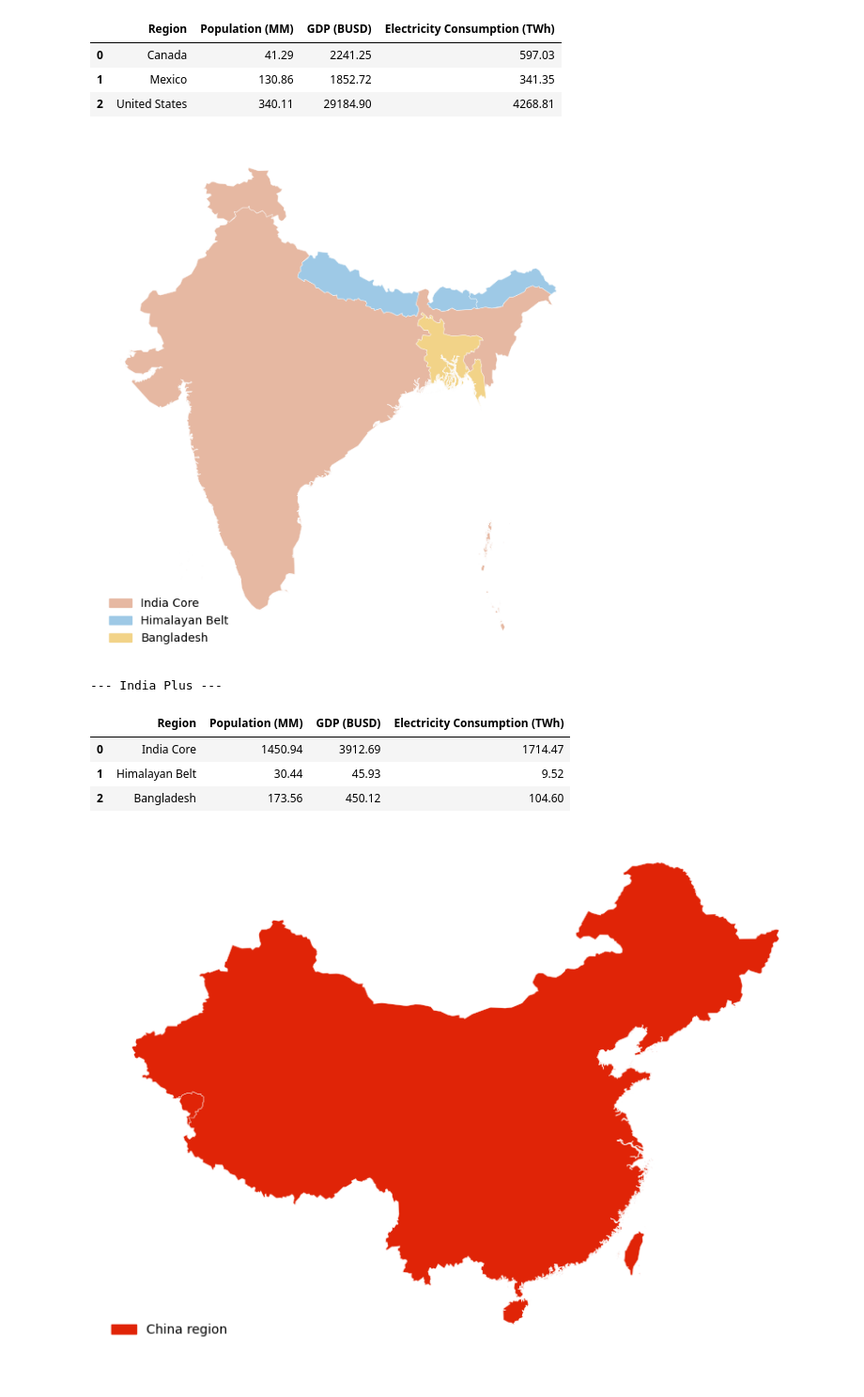
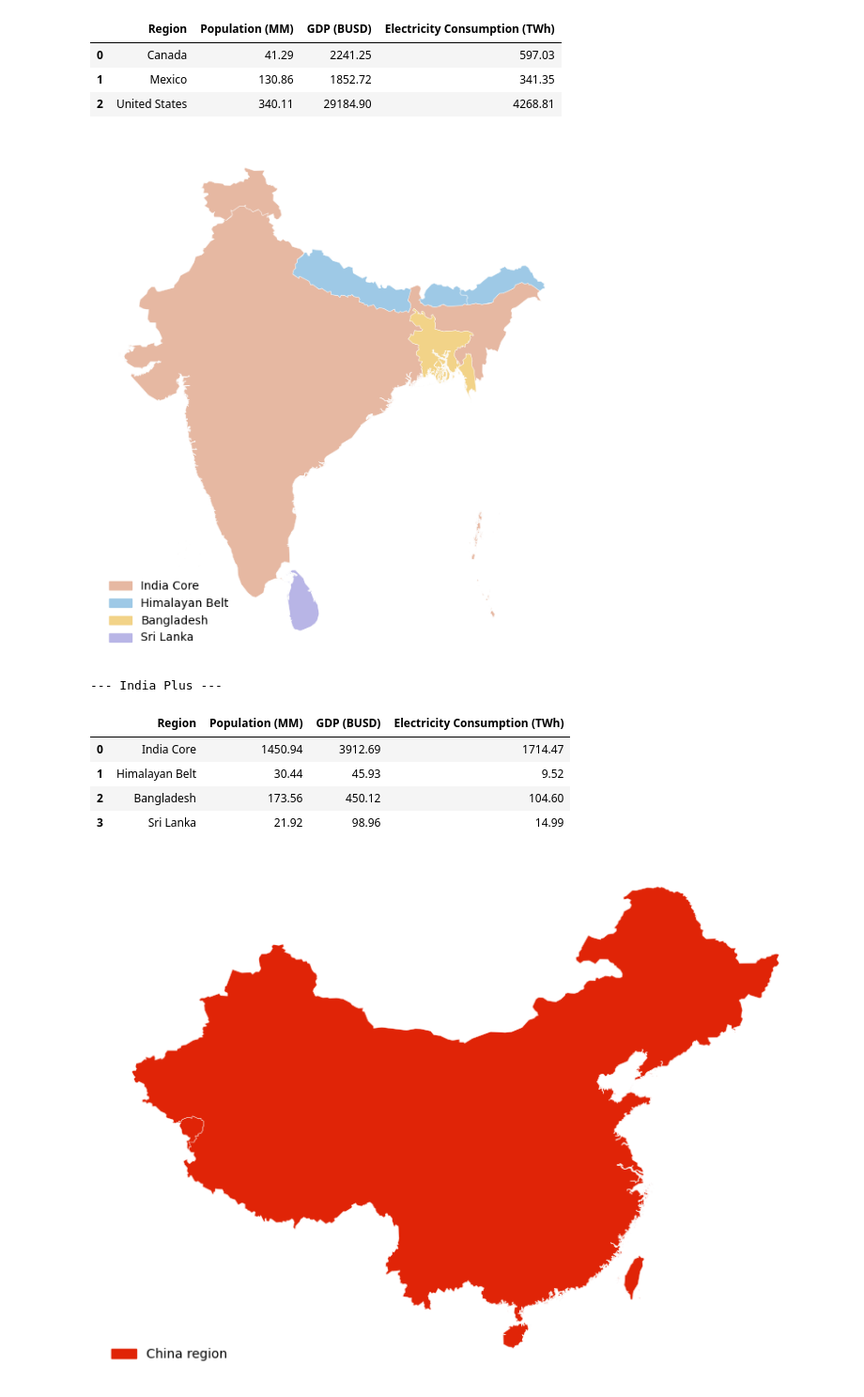
Before and after one commit to H2RES-model/H2RES-World, a Jupyter notebook: Notebooks/L1_SubMacroRegions.ipynb, the cells around one changed output. Shown at 94% size. Cells and saved outputs as stored; diff of their text form; code cells hidden in the pictures.

```diff
--- a/Notebooks/L1_SubMacroRegions.ipynb
+++ b/Notebooks/L1_SubMacroRegions.ipynb
@@ -9,9 +9,16 @@ and plot results.
 from pathlib import Path
 import geopandas as gpd
 
-base_dir = Path.cwd().parents[0]
+cwd = Path.cwd()
+base_dir = cwd if (cwd / "Data").exists() else cwd.parent
+if not (base_dir / "Data").exists():
+    raise FileNotFoundError(f"Could not locate project root from cwd={cwd}")
+
 data_dir = base_dir / "Data" / "World Bank Official Boundaries - Admin 0_all_layers"
 shp_path = data_dir / "WB_GAD_ADM0_complete_H2RES.shp"
+if not shp_path.exists():
+    raise FileNotFoundError(f"Shapefile not found: {shp_path}")
+
 gdf = gpd.read_file(shp_path)
 # %% [markdown]
 # Helpers to process country statistics
@@ -197,7 +204,7 @@ EUROPE_REGIONS = {
     "Iberian Peninsula": [
         "Spain","Portugal","Andorra", "Gibraltar (U.K.)"
     ],
-    "DACH": [
+    "DACH-LI": [
         "Germany","Austria","Switzerland","Liechtenstein"
     ],
     "Apennine Peninsula": [
@@ -225,7 +232,7 @@ colors = {
     "UK Ireland": "#AFA3D1",
     "France Benelux": "#CD853F",
     "Iberian Peninsula": "#F2D16B",
-    "DACH": "#E9969A",
+    "DACH-LI": "#E9969A",
     "Apennine Peninsula": "#B9C58A",
     "V4 Ukraine Moldova": "#5F8F7A",
     "Southeast Europe": "#F2B38C"
@@ -281,8 +288,7 @@ display(europe_stats)
 ASIA_REST = [
     "Brunei Darussalam","Cambodia","Japan","Indonesia","Lao People's Democratic Republic",
     "Malaysia","Maldives","Myanmar",
-    "D. P. R. of Korea","Philippines","Republic of Korea","Singapore",
-    "Sri Lanka","Thailand","Timor-Leste","Viet Nam"
+    "D. P. R. of Korea","Philippines","Republic of Korea","Singapore","Thailand","Timor-Leste","Viet Nam"
 ]
 
 # OCEANIA
@@ -315,7 +321,7 @@ ASIA_PACIFIC_REGIONS = {
         "Papua New Guinea"
     ],
     "South Asia Fringe": [
-        "Sri Lanka","Maldives"
+        "Maldives"
     ],
     "Oceania": OCEANIA
 }
@@ -683,7 +689,7 @@ display(na_stats)
 | 2 | United States | 340.11 | 29184.90 | 4268.81 |
 # %%
 # INDIA PLUS
-INDIA_PLUS = ['India','Nepal','Bhutan','Arunachal Pradesh','Jammu and Kashmir','Bangladesh']
+INDIA_PLUS = ['India','Nepal','Bhutan','Arunachal Pradesh','Jammu and Kashmir','Bangladesh', "Sri Lanka"]
 
 INDIA_PLUS_REGIONS = {
     "India Core": [
@@ -694,6 +700,9 @@ INDIA_PLUS_REGIONS = {
     ],
     "Bangladesh": [
         "Bangladesh"
+    ],
+    "Sri Lanka": [
+        "Sri Lanka"
     ]
 }
 
@@ -702,7 +711,8 @@ import matplotlib.patches as mpatches
 colors = {
     "India Core": "#E6B8A2",
     "Himalayan Belt": "#9EC9E6",
-    "Bangladesh": "#F2D388"
+    "Bangladesh": "#F2D388",
+    "Sri Lanka": "#B8B5E6"
 }
 
 # --- ASSIGN SUBREGIONS ---
@@ -710,39 +720,40 @@ ind_gdf = gdf[gdf["NAM_0"].isin(INDIA_PLUS)].copy()
 ind_gdf["INDIA_Region"] = None
 for region, countries in INDIA_PLUS_REGIONS.items():
     ind_gdf.loc[ind_gdf["NAM_0"].isin(countries), "INDIA_Region"] = region
 
 # --- LIGHTWEIGHT MAP ---
 ind_plot = ind_gdf.copy()
 ind_plot["geometry"] = ind_plot["geometry"].simplify(0.05, preserve_topology=True)
 
 out_dir = base_dir / "Maps" / "Layer1"
 out_dir.mkdir(parents=True, exist_ok=True)
 out_path = out_dir / "L1_IndiaPlus.pdf"
 
 fig, ax = plt.subplots(1, 1, figsize=(10, 8))
 ind_plot.plot(
     ax=ax,
     color=ind_plot["INDIA_Region"].map(colors),
     linewidth=0.3,
     edgecolor="white"
 )
 
 legend_handles = [mpatches.Patch(color=colors[k], label=k) for k in colors]
 ax.legend(handles=legend_handles, loc="lower left", frameon=False)
 ax.set_axis_off()
 
 fig.savefig(out_path, dpi=150, bbox_inches="tight")
 plt.show()
 
 india_stats = build_region_stats(INDIA_PLUS_REGIONS, "India Plus", gdf, stats_df)
 display(india_stats)
 # %% [output]
-[figure, old version]
+[figure, new version]
 --- India Plus ---
 |  | Region | Population (MM) | GDP (BUSD) | Electricity Consumption (TWh) |
 | 0 | India Core | 1450.94 | 3912.69 | 1714.47 |
 | 1 | Himalayan Belt | 30.44 | 45.93 | 9.52 |
 | 2 | Bangladesh | 173.56 | 450.12 | 104.60 |
+| 3 | Sri Lanka | 21.92 | 98.96 | 14.99 |
 # %%
 # CHINA REGION
 CHINA_REGION = ['China', 'Hong Kong SAR, China', 'Macau SAR, China', 'Aksai Chin']
```
Also changed, not shown: parts of 2 cells of this notebook, 29 other files.
